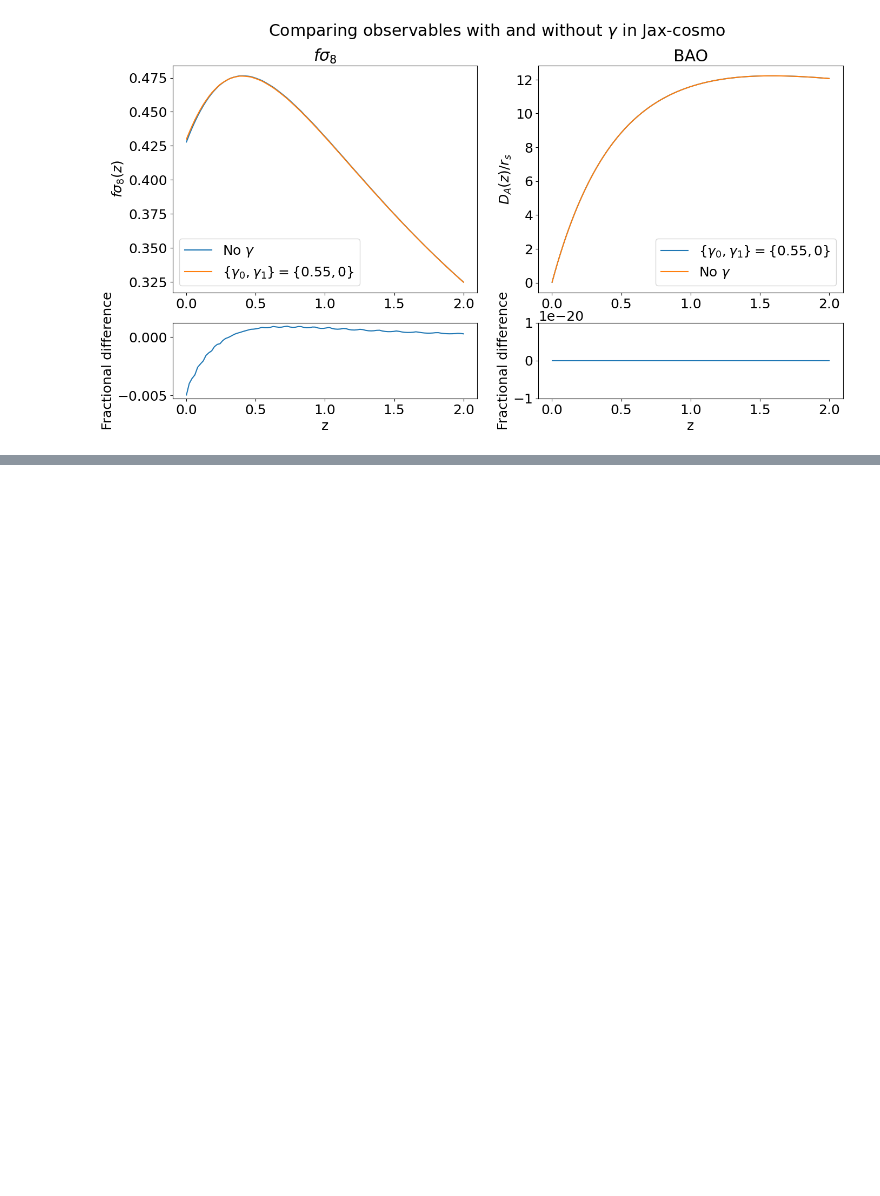
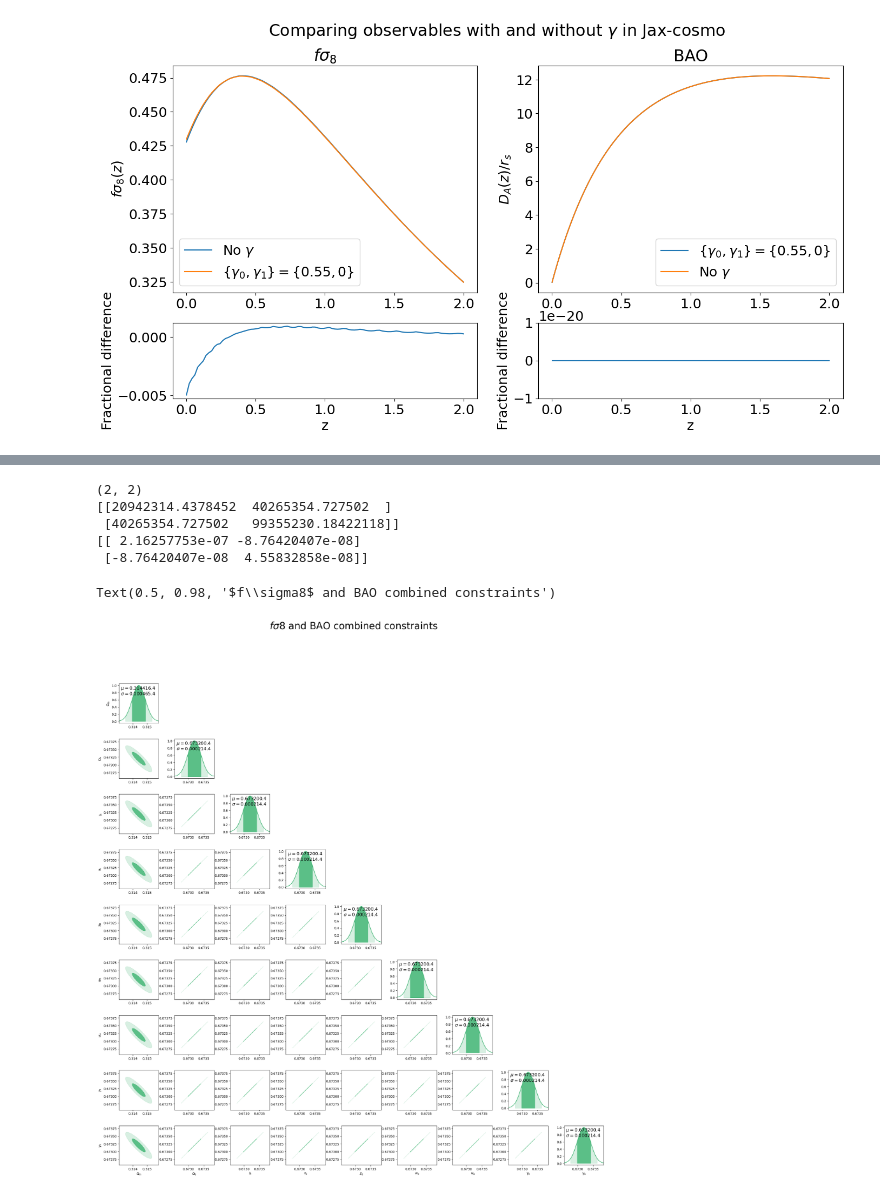
Before and after one commit to cmatties/CAMB-Workbook, a Jupyter notebook: fsigma8-BAO.ipynb, the cells around one changed output, grey strips where cells are left out. Cells and saved outputs as stored; diff of their text form; code cells hidden in the pictures; blank space fills up the shorter version.

```diff
--- a/fsigma8-BAO.ipynb
+++ b/fsigma8-BAO.ipynb
@@ -639,0 +716,49 @@ Text(0.5, 0.98, 'Comparing observables with and without $\\gamma$ in Jax-cosmo')
+# %%
+compute_jac = jax.jit(jax.jacfwd(compute_mean))
+# %%
+means = compute_mean(fid_params, (z_fs8, DESI_BAO_z))
+jacobian = compute_jac(fid_params, (z_fs8, DESI_BAO_z))
+# %%
+measured_vars = np.append((fs8_err_frac*means[0:fs8_pts])**2,(DESI_BAO_err_frac*means[fs8_pts:])**2)
+cov_mat = np.diag(measured_vars)
+prc_mat = np.linalg.inv(cov_mat)
+# %%
+fisher = jacobian.T @ prc_mat @ jacobian
+print(fisher.shape)
+print(fisher)
+print(np.linalg.inv(fisher))
+# %% [output]
+(2, 2)
+[[20942314.4378452  40265354.727502  ]
+ [40265354.727502   99355230.18422118]]
+[[ 2.16257753e-07 -8.76420407e-08]
+ [-8.76420407e-08  4.55832858e-08]]
+# %%
+extract_params=9
+param_names = (r'$\Omega_\mathrm{m}$', r'$\Omega_\mathrm{b}$', 'h', r'$n_s$', r'$S_8$',
+               r'$w_0$', r'$w_a$',
+               r'$\gamma_0$',r'$\gamma_1$')
+
+fisher_inv = jax.scipy.linalg.inv(fisher)
+
+fig= plt.figure(figsize=(extract_params*3, extract_params*3))
+plt.rcParams.update({
+    "font.size": 10})
+plt.subplots_adjust(wspace=0.4, hspace=0.4)
+
+for i in range(extract_params):
+    for j in range(extract_params):
+        if j<i:
+            plt.subplot(extract_params,extract_params,i*extract_params+j+1)
+            plot_contours(fisher_inv, fid_params, np.array([j,i]),fill=True,antialiased=True,color='mediumseagreen')
+        if j==i:
+            plt.subplot(extract_params, extract_params, i*extract_params+j+1)
+            plot_Gaussian(fisher_inv, fid_params, i, color='mediumseagreen')
+        if i == extract_params - 1:
+            plt.xlabel(param_names[j])
+        if j == 0:
+            plt.ylabel(param_names[i])
+fig.suptitle(r'$f\sigma8$ and BAO combined constraints', fontsize=30)
+# %% [output]
+Text(0.5, 0.98, '$f\\sigma8$ and BAO combined constraints')
+[figure, added]
```
Also changed, not shown: parts of 25 cells of this notebook, 1 other file.
